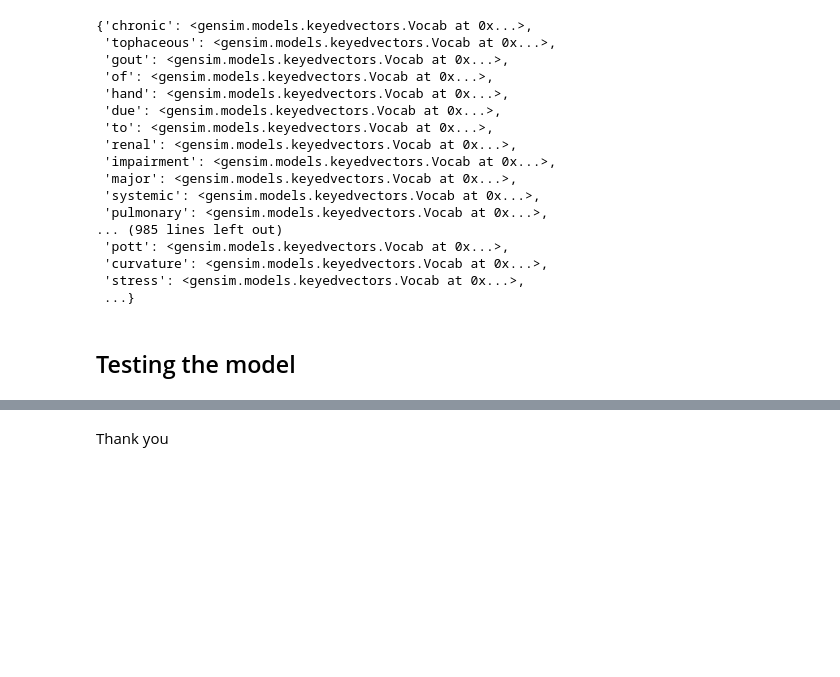
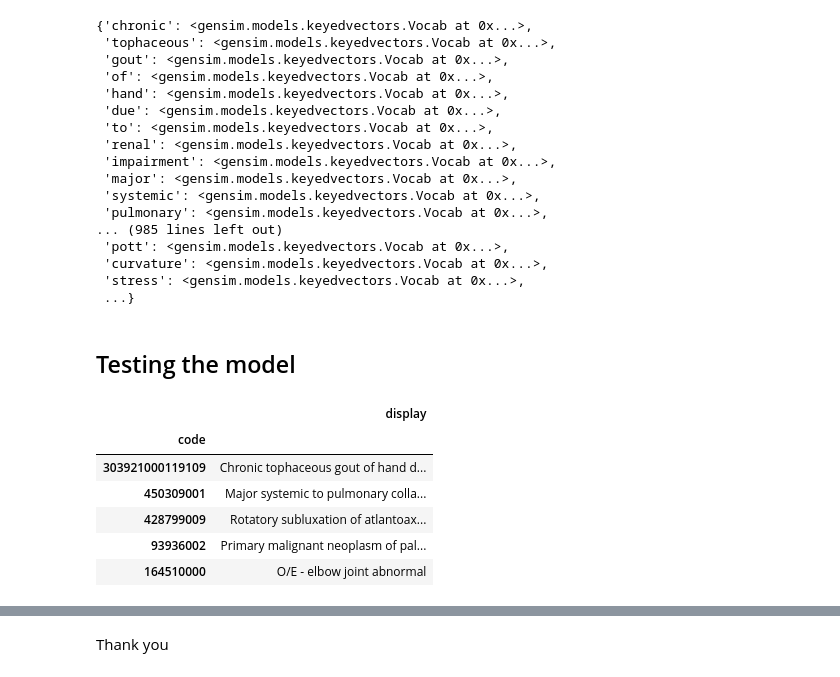
Before and after one commit to pranayjoshi/Medico, a Jupyter notebook: src/AI_files/ai_model.ipynb, the cells around one changed output, grey strips where cells are left out. Drawn from its saved outputs; the diff is of its cells as text; code cells hidden in the pictures; blank space fills up the shorter version.

```diff
--- a/src/AI_files/ai_model.ipynb
+++ b/src/AI_files/ai_model.ipynb
@@ -166,4 +163,19 @@ model.wv.vocab
  ...}
 # %% [markdown]
 ## Testing the model
+# %%
+data_frame.head()
+try:
+    data_frame.set_index("code", inplace=True)
+except KeyError:
+    pass
+data_frame.head()
+# %% [output]
+|  | display |
+| code |  |
+| 303921000119109 | Chronic tophaceous gout of hand d... |
+| 450309001 | Major systemic to pulmonary colla... |
+| 428799009 | Rotatory subluxation of atlantoax... |
+| 93936002 | Primary malignant neoplasm of pal... |
+| 164510000 | O/E - elbow joint abnormal |
 # %%
```
Also changed, not shown: parts of 5 cells of this notebook.
